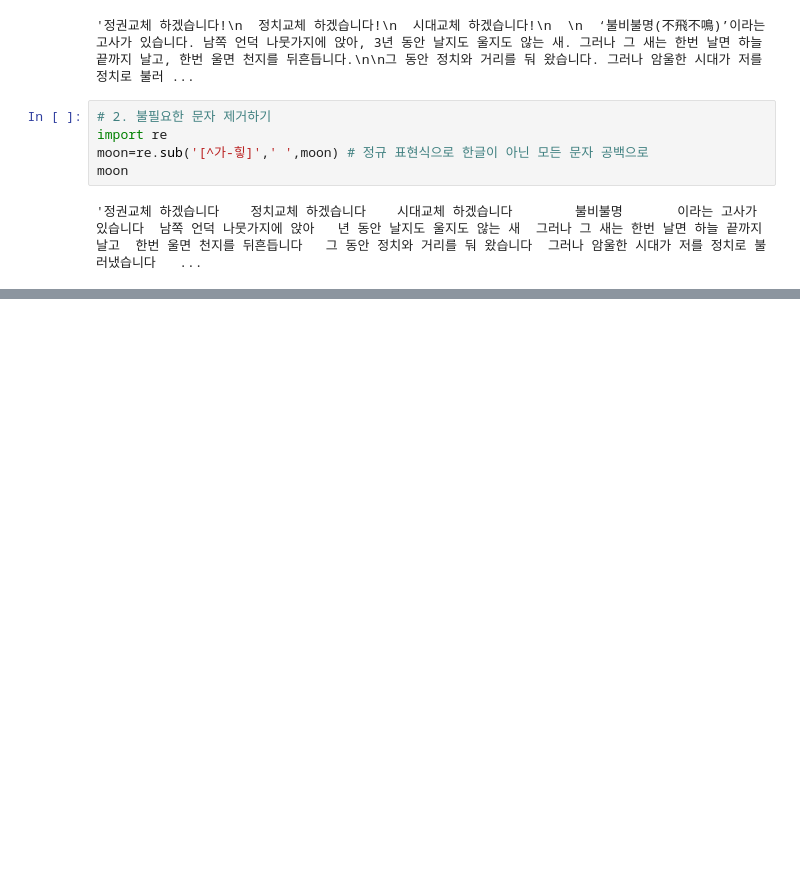
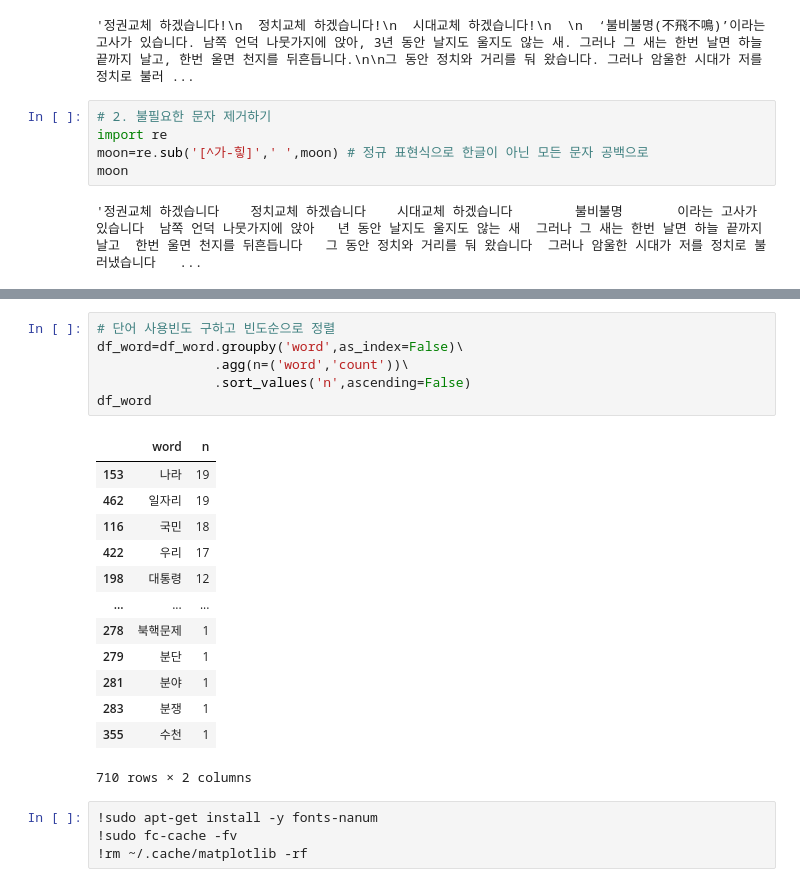
Before and after one commit to Devheun/Data-Analysis, a Jupyter notebook: Project2.ipynb, the cells around one changed output, grey strips where cells are left out. Cells and saved outputs as stored; diff of their text form; blank space fills up the shorter version.

```diff
--- a/Project2.ipynb
+++ b/Project2.ipynb
@@ -69,0 +97,24 @@ moon
+# %%
+# 단어 사용빈도 구하고 빈도순으로 정렬
+df_word=df_word.groupby('word',as_index=False)\
+               .agg(n=('word','count'))\
+               .sort_values('n',ascending=False)
+df_word
+# %% [output]
+|  | word | n |
+| 153 | 나라 | 19 |
+| 462 | 일자리 | 19 |
+| 116 | 국민 | 18 |
+| 422 | 우리 | 17 |
+| 198 | 대통령 | 12 |
+| ... | ... | ... |
+| 278 | 북핵문제 | 1 |
+| 279 | 분단 | 1 |
+| 281 | 분야 | 1 |
+| 283 | 분쟁 | 1 |
+| 355 | 수천 | 1 |
+710 rows × 2 columns
+# %%
+!sudo apt-get install -y fonts-nanum
+!sudo fc-cache -fv
+!rm ~/.cache/matplotlib -rf
```
Also changed, not shown: parts of 8 cells of this notebook.
